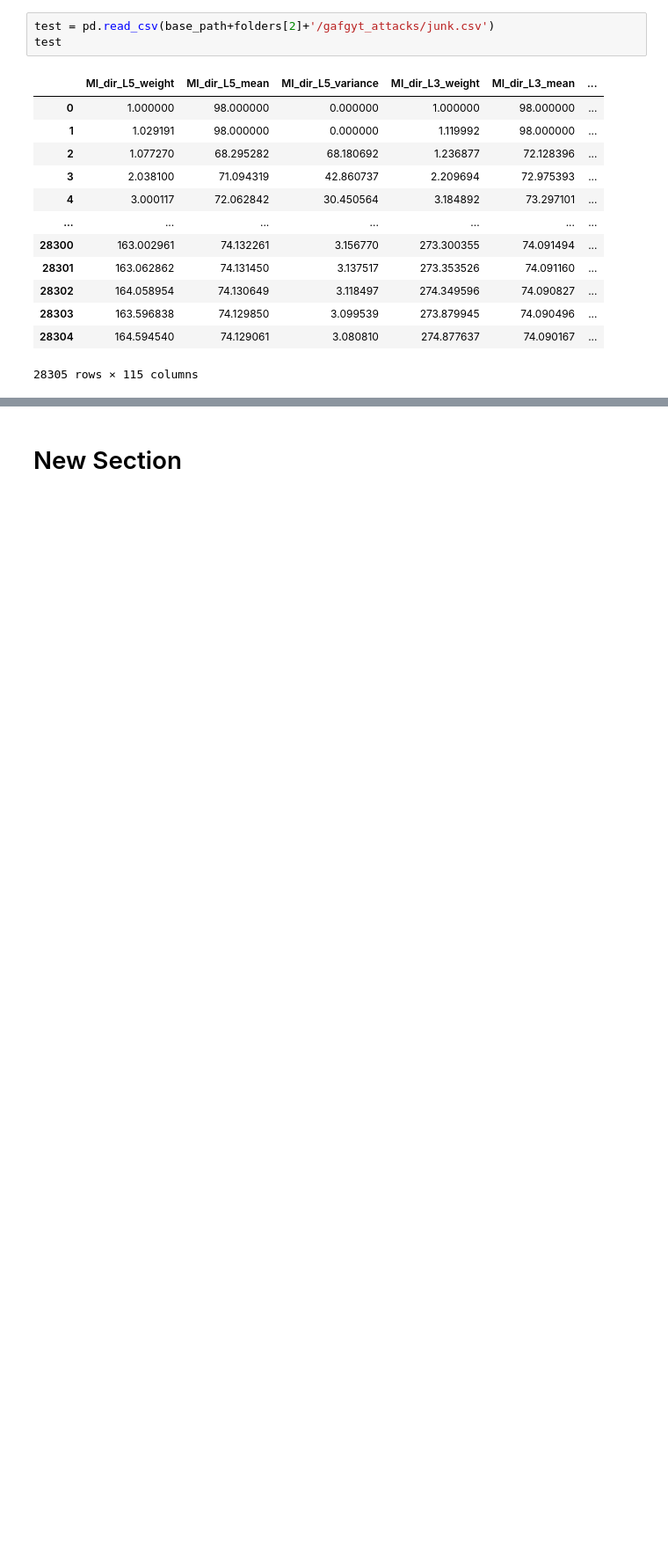
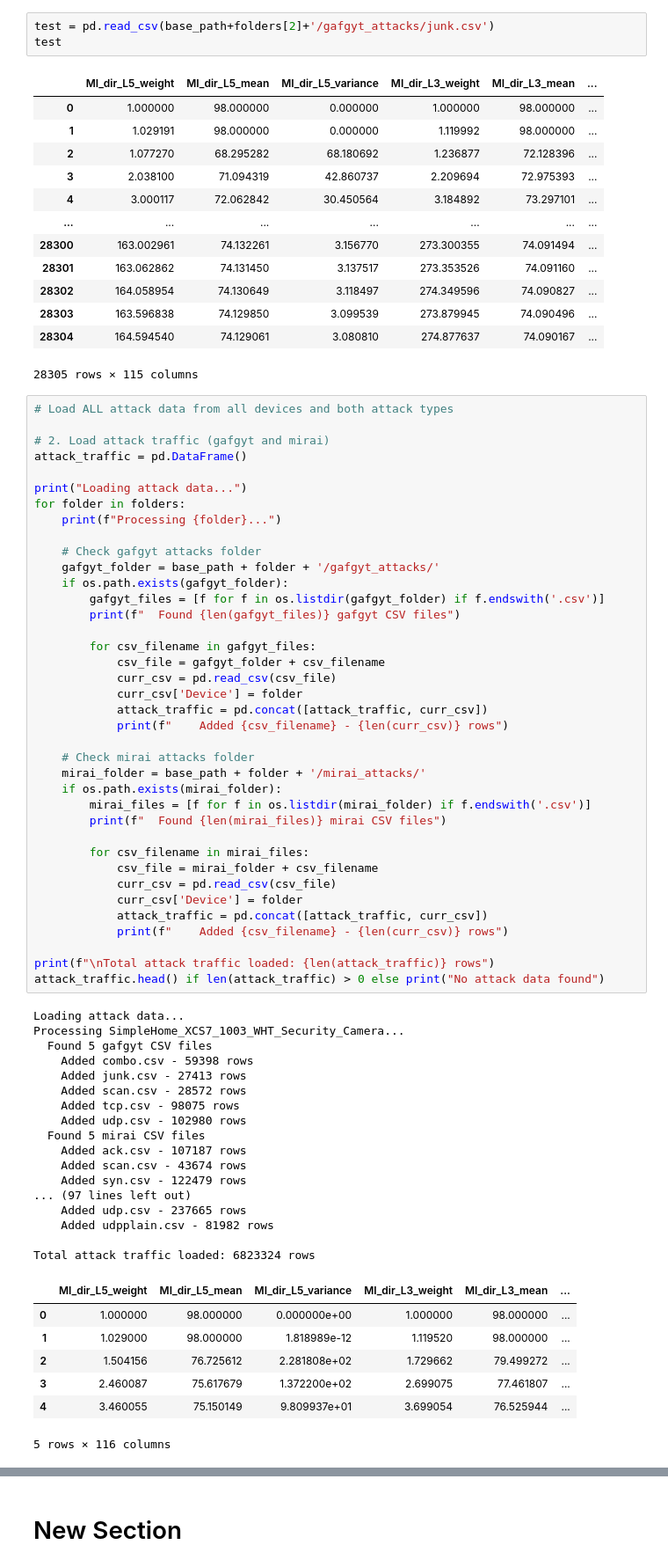
Before and after one commit to pmogrelia/CSE151A-Project, a Jupyter notebook: CSE151A_Project.ipynb, the cells around one changed output, grey strips where cells are left out. Shown at 88% size. Drawn from its saved outputs; the diff is of its cells as text; blank space fills up the shorter version.

Commit message:
Loading CSVs, and creating the main dataframe.

```diff
--- a/CSE151A_Project.ipynb
+++ b/CSE151A_Project.ipynb
@@ -90,3 +94,66 @@ test
 | 28303 | 163.596838 | 74.129850 | 3.099539 | 273.879945 | 74.090496 | ... |
 | 28304 | 164.594540 | 74.129061 | 3.080810 | 274.877637 | 74.090167 | ... |
 28305 rows × 115 columns
+# %%
+# Load ALL attack data from all devices and both attack types
+
+# 2. Load attack traffic (gafgyt and mirai)
+attack_traffic = pd.DataFrame()
+
+print("Loading attack data...")
+for folder in folders:
+    print(f"Processing {folder}...")
+
+    # Check gafgyt attacks folder
+    gafgyt_folder = base_path + folder + '/gafgyt_attacks/'
+    if os.path.exists(gafgyt_folder):
+        gafgyt_files = [f for f in os.listdir(gafgyt_folder) if f.endswith('.csv')]
+        print(f"  Found {len(gafgyt_files)} gafgyt CSV files")
+
+        for csv_filename in gafgyt_files:
+            csv_file = gafgyt_folder + csv_filename
+            curr_csv = pd.read_csv(csv_file)
+            curr_csv['Device'] = folder
+            attack_traffic = pd.concat([attack_traffic, curr_csv])
+            print(f"    Added {csv_filename} - {len(curr_csv)} rows")
+
+    # Check mirai attacks folder
+    mirai_folder = base_path + folder + '/mirai_attacks/'
+    if os.path.exists(mirai_folder):
+        mirai_files = [f for f in os.listdir(mirai_folder) if f.endswith('.csv')]
+        print(f"  Found {len(mirai_files)} mirai CSV files")
+
+        for csv_filename in mirai_files:
+            csv_file = mirai_folder + csv_filename
+            curr_csv = pd.read_csv(csv_file)
+            curr_csv['Device'] = folder
+            attack_traffic = pd.concat([attack_traffic, curr_csv])
+            print(f"    Added {csv_filename} - {len(curr_csv)} rows")
+
+print(f"\nTotal attack traffic loaded: {len(attack_traffic)} rows")
+attack_traffic.head() if len(attack_traffic) > 0 else print("No attack data found")
+# %% [output]
+Loading attack data...
+Processing SimpleHome_XCS7_1003_WHT_Security_Camera...
+  Found 5 gafgyt CSV files
+    Added combo.csv - 59398 rows
+    Added junk.csv - 27413 rows
+    Added scan.csv - 28572 rows
+    Added tcp.csv - 98075 rows
+    Added udp.csv - 102980 rows
+  Found 5 mirai CSV files
+    Added ack.csv - 107187 rows
+    Added scan.csv - 43674 rows
+    Added syn.csv - 122479 rows
+... (97 lines left out)
+    Added udp.csv - 237665 rows
+    Added udpplain.csv - 81982 rows
+
+Total attack traffic loaded: 6823324 rows
+|  | MI_dir_L5_weight | MI_dir_L5_mean | MI_dir_L5_variance | MI_dir_L3_weight | MI_dir_L3_mean | ... |
+| 0 | 1.000000 | 98.000000 | 0.000000e+00 | 1.000000 | 98.000000 | ... |
+| 1 | 1.029000 | 98.000000 | 1.818989e-12 | 1.119520 | 98.000000 | ... |
+| 2 | 1.504156 | 76.725612 | 2.281808e+02 | 1.729662 | 79.499272 | ... |
+| 3 | 2.460087 | 75.617679 | 1.372200e+02 | 2.699075 | 77.461807 | ... |
+| 4 | 3.460055 | 75.150149 | 9.809937e+01 | 3.699054 | 76.525944 | ... |
+5 rows × 116 columns
```
Also changed, not shown: parts of 5 cells of this notebook, 1 other file.
